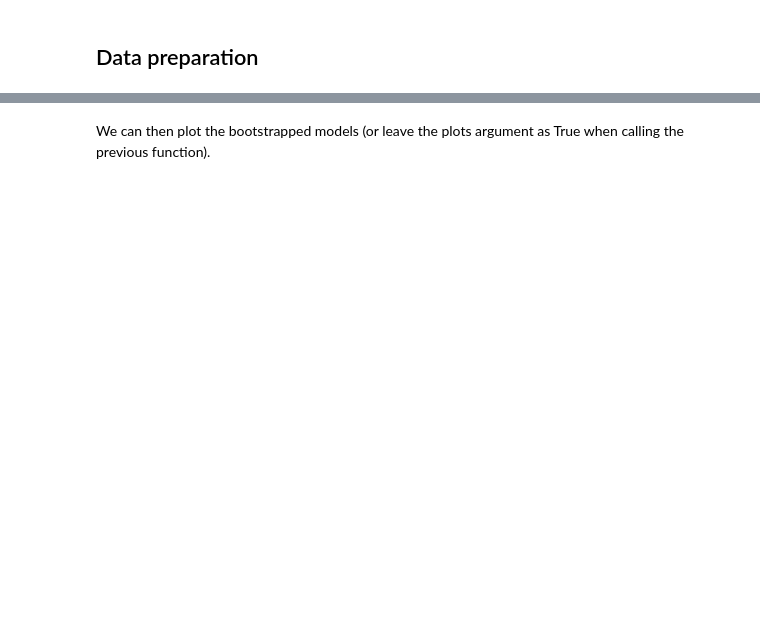
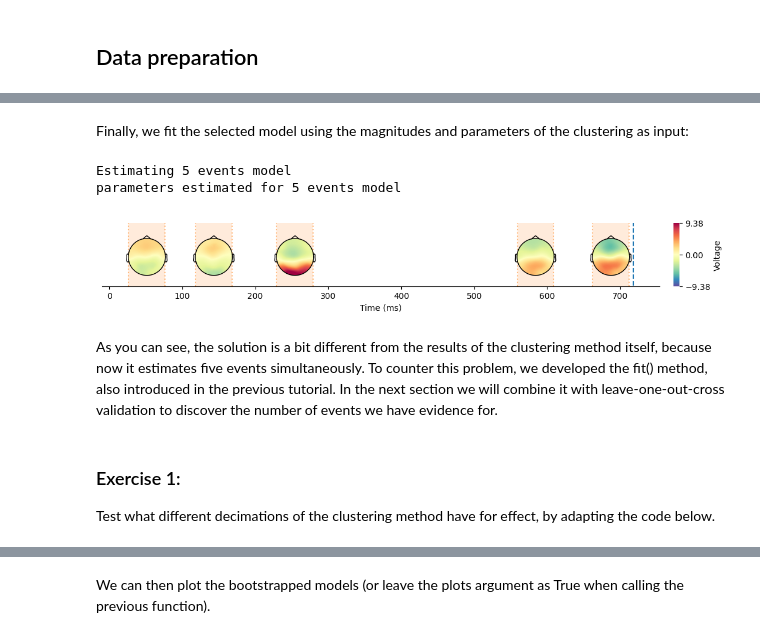
Before and after one commit to GWeindel/hmp, a Jupyter notebook: tutorials/Workshop/3-Testing_the_number_of_bumps.ipynb, the cells around one changed output, grey strips where cells are left out. Saved outputs shown, nothing was run; the diff lists cells and outputs as text; code cells hidden in the pictures; blank space fills up the shorter version.

Commit message:
tutorial 3

```diff
--- a/tutorials/Workshop/3-Testing_the_number_of_bumps.ipynb
+++ b/tutorials/Workshop/3-Testing_the_number_of_bumps.ipynb
@@ -41,0 +123,16 @@ init = hmp.models.hmp(hmp_data, epoch_data, event_width=50, cpus=3)
+# %% [markdown]
+Finally, we fit the selected model using the magnitudes and parameters of the clustering as input:
+# %%
+#fit final model
+best_estimate = init.fit_single(mags_cl.shape[0], magnitudes=mags_cl,parameters=pars_cl)
+hmp.visu.plot_topo_timecourse(epoch_data, best_estimate, info, init, magnify=1, sensors=False, contours=0, event_lines=True, colorbar=True, as_time=True)
+# %% [output]
+Estimating 5 events model
+parameters estimated for 5 events model
+[figure, added]
+# %% [markdown]
+As you can see, the solution is a bit different from the results of the clustering method itself, because now it estimates five events simultaneously. To counter this problem, we developed the fit() method, also introduced in the previous tutorial. In the next section we will combine it with leave-one-out-cross validation to discover the number of events we have evidence for.
+# %% [markdown]
+### Exercise 1:
+
+Test what different decimations of the clustering method have for effect, by adapting the code below.
```
Also changed, not shown: parts of 73 cells of this notebook.
